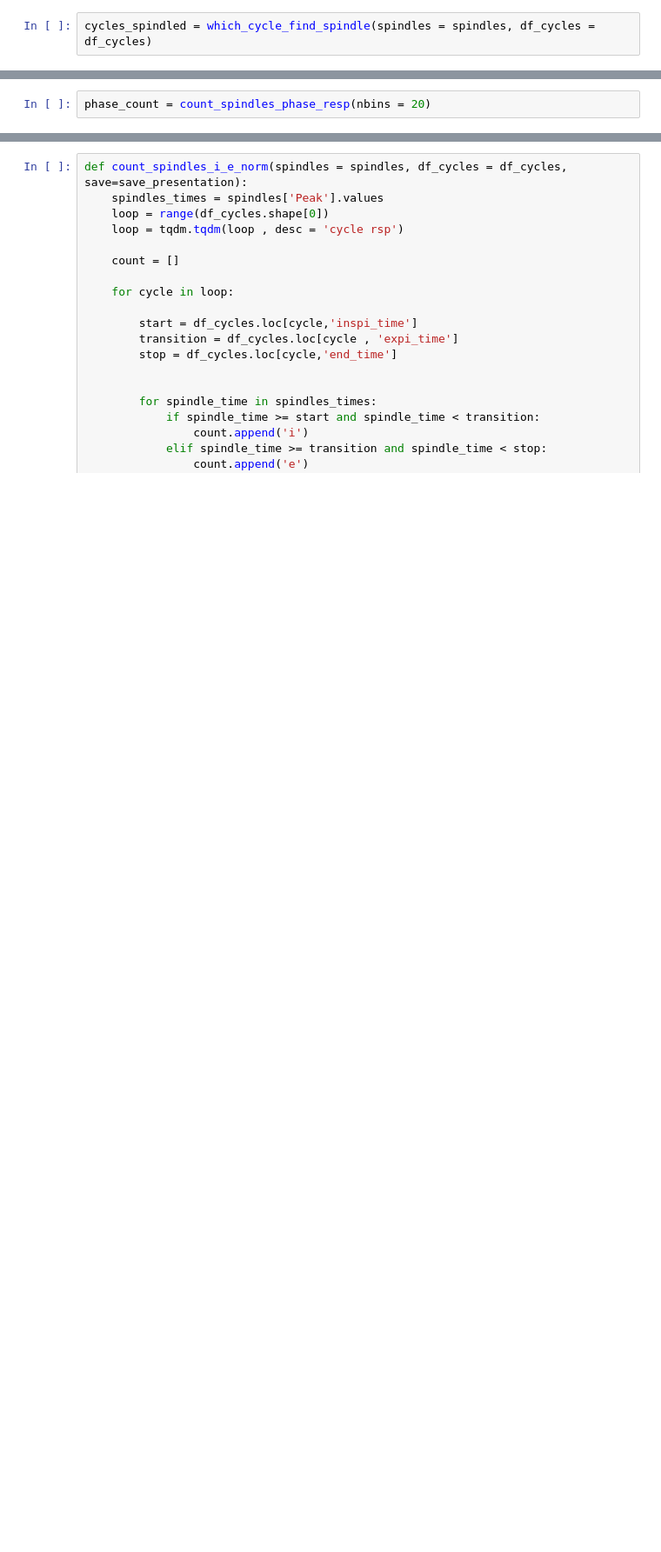
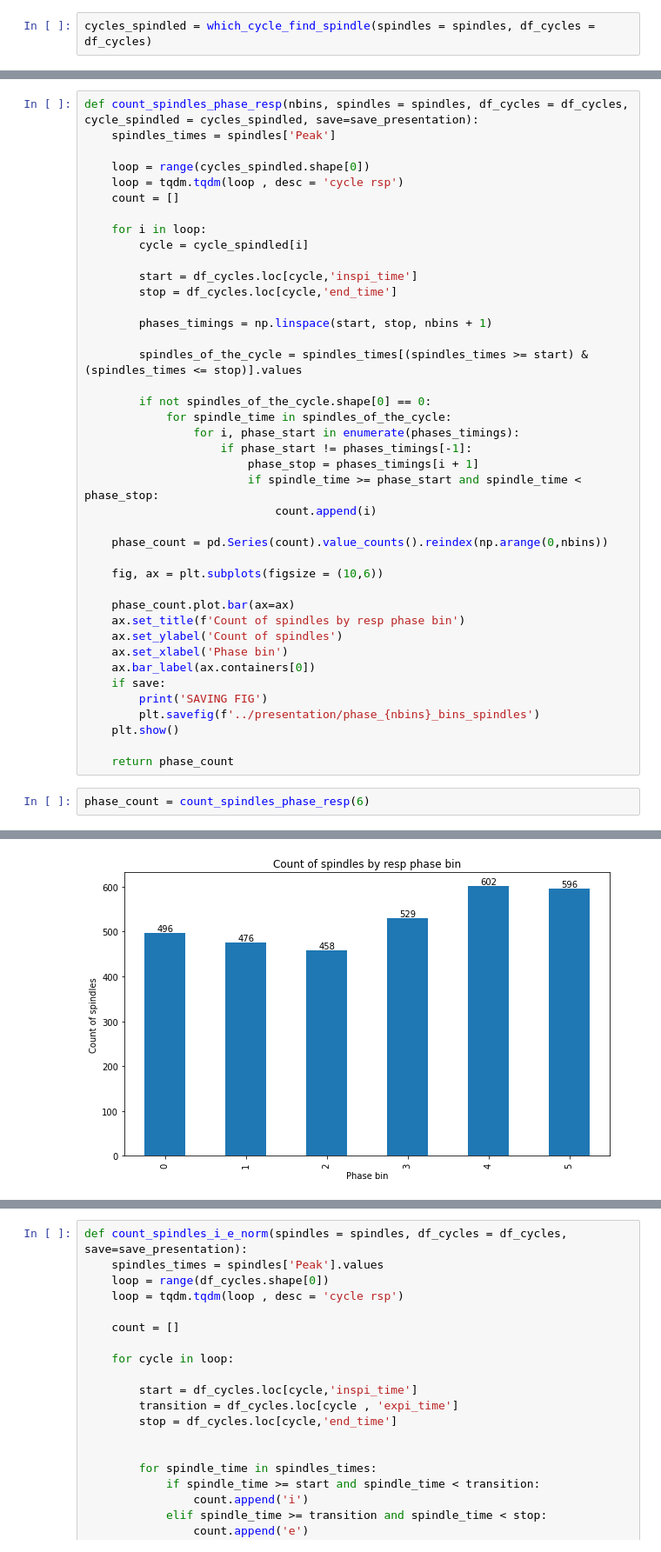
Before and after one commit to ValentinGhibaudo/Sleep_EEG_Respi, a Jupyter notebook: spindle_to_resp.ipynb, the cells around one changed output, grey strips where cells are left out. Shown at 87% size. Saved outputs shown, nothing was run; the diff lists cells and outputs as text; blank space fills up the shorter version.

Commit message:
maj spindle to resp

```diff
--- a/spindle_to_resp.ipynb
+++ b/spindle_to_resp.ipynb
@@ -138,2 +109,0 @@ def count_spindles_phase_resp(nbins, spindles = spindles, df_cycles = df_cycles,
-# %%
-phase_count = count_spindles_phase_resp(nbins = 20)
@@ -141,0 +112,44 @@ phase_count = count_spindles_phase_resp(nbins = 20)
+# %%
+def count_spindles_phase_resp(nbins, spindles = spindles, df_cycles = df_cycles, cycle_spindled = cycles_spindled, save=save_presentation):
+    spindles_times = spindles['Peak']
+
+    loop = range(cycles_spindled.shape[0])
+    loop = tqdm.tqdm(loop , desc = 'cycle rsp')
+    count = []
+
+    for i in loop:
+        cycle = cycle_spindled[i]
+
+        start = df_cycles.loc[cycle,'inspi_time']
+        stop = df_cycles.loc[cycle,'end_time']
+
+        phases_timings = np.linspace(start, stop, nbins + 1)
+
+        spindles_of_the_cycle = spindles_times[(spindles_times >= start) & (spindles_times <= stop)].values
+
+        if not spindles_of_the_cycle.shape[0] == 0:
+            for spindle_time in spindles_of_the_cycle:
+                for i, phase_start in enumerate(phases_timings):
+                    if phase_start != phases_timings[-1]:
+                        phase_stop = phases_timings[i + 1]
+                        if spindle_time >= phase_start and spindle_time < phase_stop:
+                            count.append(i)
+
+    phase_count = pd.Series(count).value_counts().reindex(np.arange(0,nbins))
+
+    fig, ax = plt.subplots(figsize = (10,6))
+
+    phase_count.plot.bar(ax=ax)
+    ax.set_title(f'Count of spindles by resp phase bin')
+    ax.set_ylabel('Count of spindles')
+    ax.set_xlabel('Phase bin')
+    ax.bar_label(ax.containers[0])
+    if save:
+        print('SAVING FIG')
+        plt.savefig(f'../presentation/phase_{nbins}_bins_spindles')
+    plt.show()
+
+    return phase_count
+# %%
+phase_count = count_spindles_phase_resp(6)
+# %% [output]
@@ -141,0 +157 @@ phase_count = count_spindles_phase_resp(nbins = 20)
+[figure, added]
```
Also changed, not shown: parts of 10 cells of this notebook.
